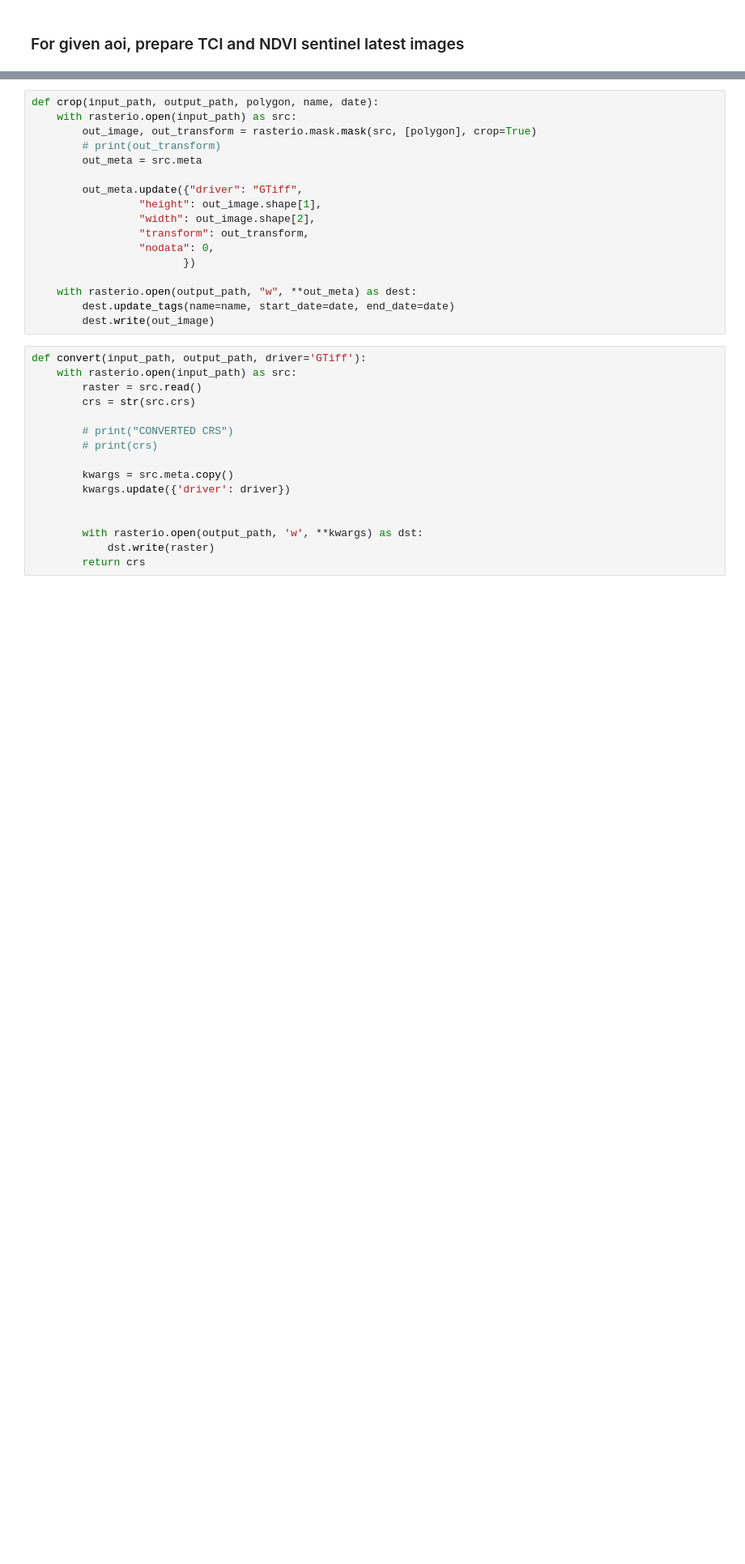
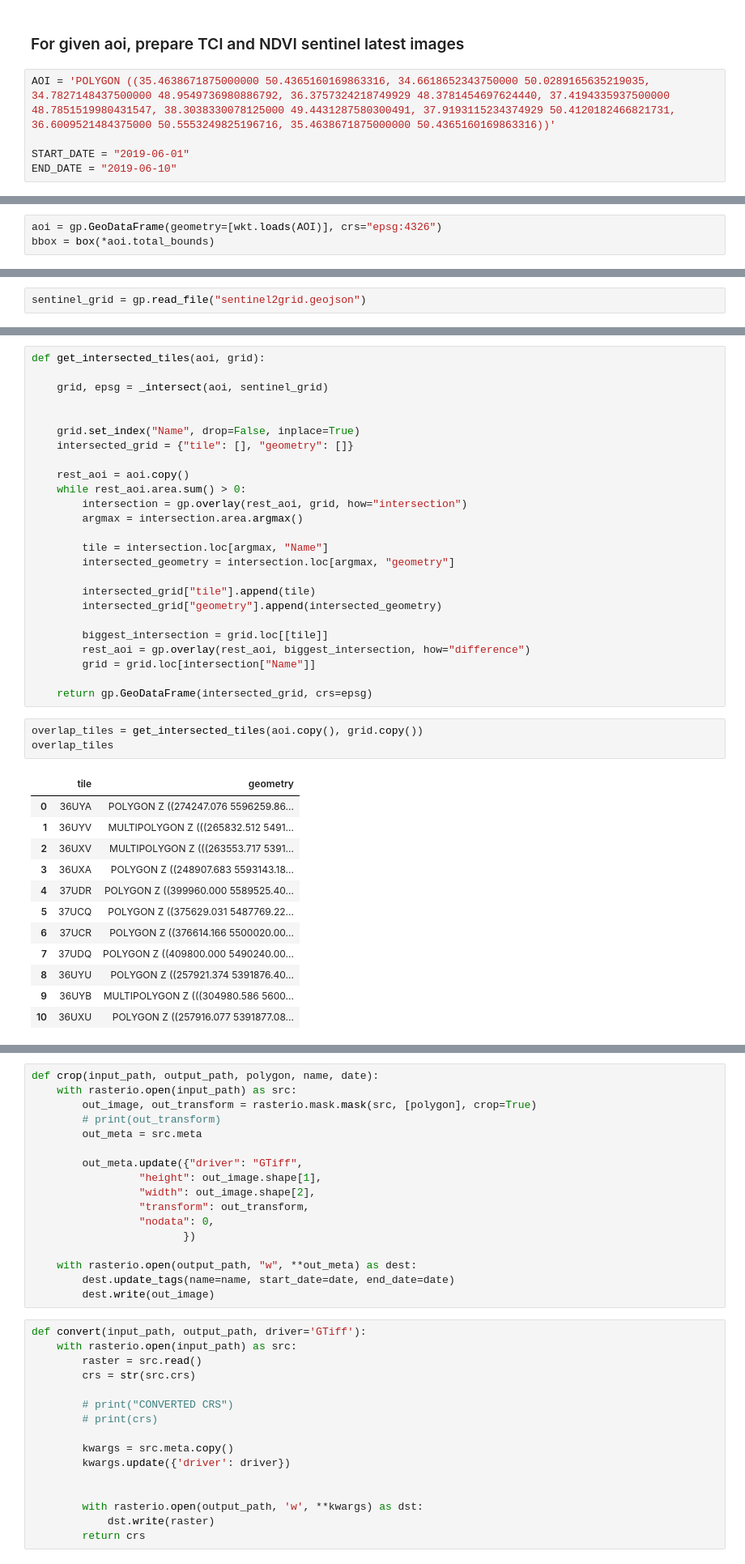
Before and after one commit to QuantuMobileSoftware/geoap, a Jupyter notebook: data/notebooks/example/tci_ndvi/TCI_NDVI.ipynb, the cells around one changed output, grey strips where cells are left out. Shown at 81% size. Cells and saved outputs as stored; diff of their text form; blank space fills up the shorter version.

Commit message:
14509: add shift to input daterange, change nb structure, add geometries intersection

```diff
--- a/data/notebooks/example/tci_ndvi/TCI_NDVI.ipynb
+++ b/data/notebooks/example/tci_ndvi/TCI_NDVI.ipynb
@@ -1,5 +1,10 @@
 # %% [markdown]
 ### For given aoi, prepare TCI and NDVI sentinel latest images
+# %%
+AOI = 'POLYGON ((35.4638671875000000 50.4365160169863316, 34.6618652343750000 50.0289165635219035, 34.7827148437500000 48.9549736980886792, 36.3757324218749929 48.3781454697624440, 37.4194335937500000 48.7851519980431547, 38.3038330078125000 49.4431287580300491, 37.9193115234374929 50.4120182466821731, 36.6009521484375000 50.5553249825196716, 35.4638671875000000 50.4365160169863316))'
+
+START_DATE = "2019-06-01"
+END_DATE = "2019-06-10"
 # %%
 import os
 import geopandas as gp
@@ -24,0 +35,3 @@ from sentinel2download.overlap import Sentinel2Overlap
+# %%
+aoi = gp.GeoDataFrame(geometry=[wkt.loads(AOI)], crs="epsg:4326")
+bbox = box(*aoi.total_bounds)
@@ -24,0 +54,2 @@ from sentinel2download.overlap import Sentinel2Overlap
+# %%
+sentinel_grid = gp.read_file("sentinel2grid.geojson")
@@ -24,0 +107,41 @@ from sentinel2download.overlap import Sentinel2Overlap
+# %%
+def get_intersected_tiles(aoi, grid):
+
+    grid, epsg = _intersect(aoi, sentinel_grid)
+
+
+    grid.set_index("Name", drop=False, inplace=True)
+    intersected_grid = {"tile": [], "geometry": []}
+
+    rest_aoi = aoi.copy()
+    while rest_aoi.area.sum() > 0:
+        intersection = gp.overlay(rest_aoi, grid, how="intersection")
+        argmax = intersection.area.argmax()
+
+        tile = intersection.loc[argmax, "Name"]
+        intersected_geometry = intersection.loc[argmax, "geometry"]
+
+        intersected_grid["tile"].append(tile)
+        intersected_grid["geometry"].append(intersected_geometry)
+
+        biggest_intersection = grid.loc[[tile]]
+        rest_aoi = gp.overlay(rest_aoi, biggest_intersection, how="difference")
+        grid = grid.loc[intersection["Name"]]
+
+    return gp.GeoDataFrame(intersected_grid, crs=epsg)
+# %%
+overlap_tiles = get_intersected_tiles(aoi.copy(), grid.copy())
+overlap_tiles
+# %% [output]
+|  | tile | geometry |
+| 0 | 36UYA | POLYGON Z ((274247.076 5596259.86... |
+| 1 | 36UYV | MULTIPOLYGON Z (((265832.512 5491... |
+| 2 | 36UXV | MULTIPOLYGON Z (((263553.717 5391... |
+| 3 | 36UXA | POLYGON Z ((248907.683 5593143.18... |
+| 4 | 37UDR | POLYGON Z ((399960.000 5589525.40... |
+| 5 | 37UCQ | POLYGON Z ((375629.031 5487769.22... |
+| 6 | 37UCR | POLYGON Z ((376614.166 5500020.00... |
+| 7 | 37UDQ | POLYGON Z ((409800.000 5490240.00... |
+| 8 | 36UYU | POLYGON Z ((257921.374 5391876.40... |
+| 9 | 36UYB | MULTIPOLYGON Z (((304980.586 5600... |
+| 10 | 36UXU | POLYGON Z ((257916.077 5391877.08... |
```
Also changed, not shown: parts of 33 cells of this notebook.
